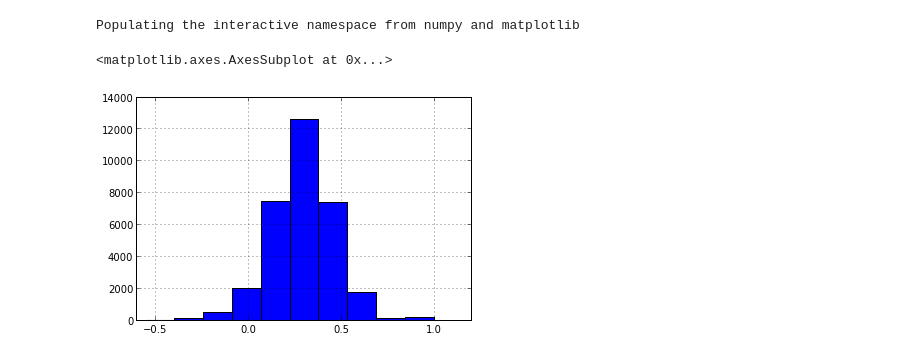
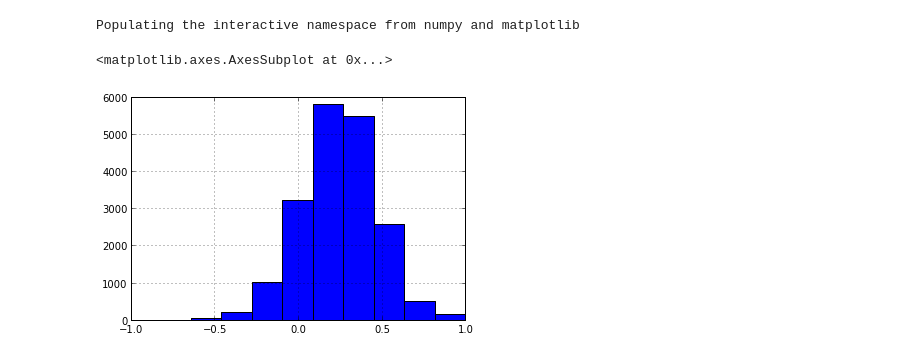
Before and after one commit to adaptive-learning/thrans, a Jupyter notebook: Koncepty/Correction - 2 problems.ipynb, the cells around one changed output. Saved outputs shown, nothing was run; the diff lists cells and outputs as text; code cells hidden in the pictures.

```diff
--- a/Koncepty/Correction - 2 problems.ipynb
+++ b/Koncepty/Correction - 2 problems.ipynb
@@ -6,17 +6,17 @@ from sklearn import svm, metrics, linear_model
 # %% [output]
 Populating the interactive namespace from numpy and matplotlib
 # %%
-label_names = ["Sokoban", "Kulicka"]
+label_names = ["Sokoban", "Robotanik"]
 data1 = pd.io.parsers.read_csv("Data/{0}_user_time.csv".format(label_names[0]), index_col=0)
 data2 = pd.io.parsers.read_csv("Data/{0}_user_time.csv".format(label_names[1]), index_col=0)
 
 data = data1.join(data2, how="inner")
 
 corr = data.corr(method="spearman")
 corr.unstack().hist()
 # %% [output]
 <matplotlib.axes.AxesSubplot at 0x...>
-[figure, old version]
+[figure, new version]
 # %%
 solution = np.array([0] * data1.columns.size + [1] * data2.columns.size)
 labels = np.array([0] * data1.columns.size + [1] * data2.columns.size)
```
Also changed, not shown: parts of 10 cells of this notebook, 5 other files.
